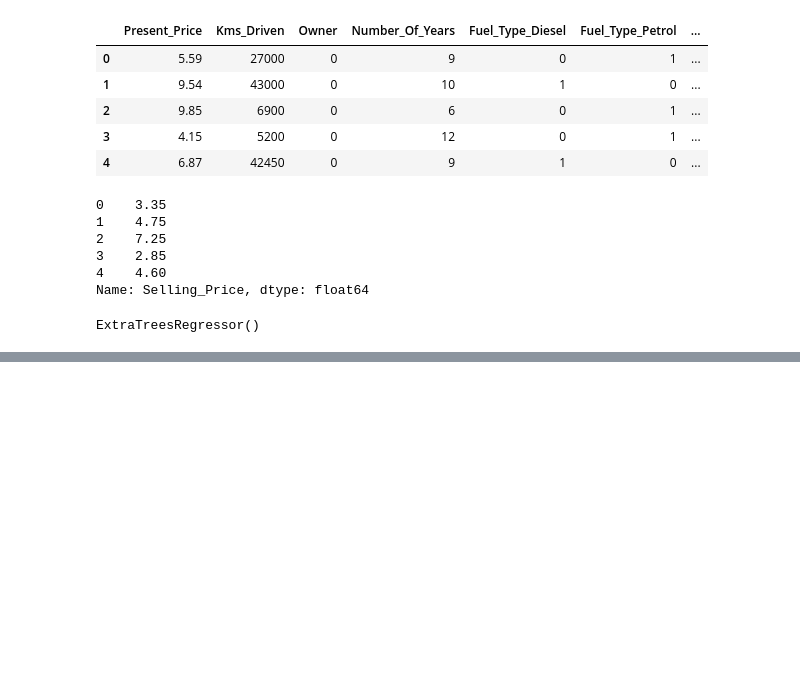
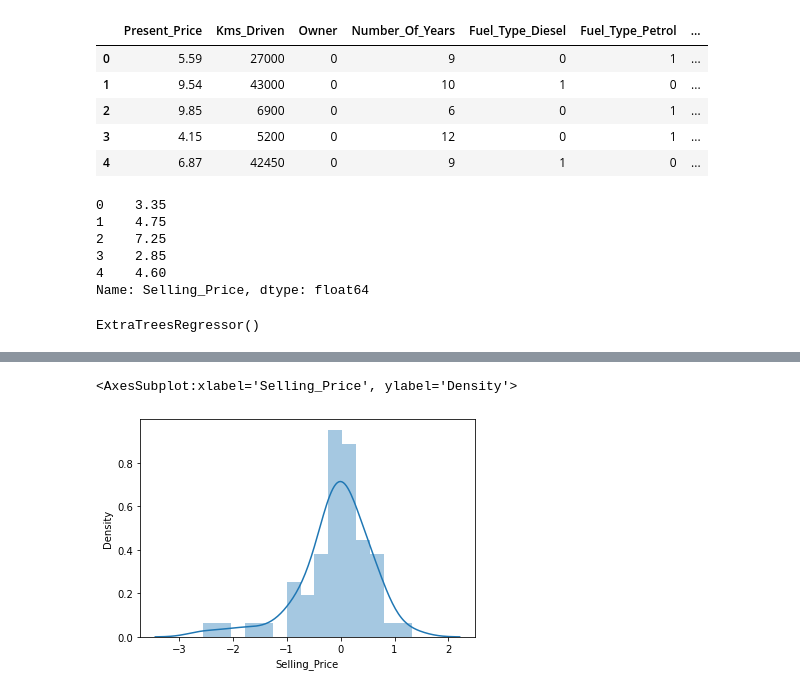
Before and after one commit to Suyog-Dhakal/DataScience-Projects, a Jupyter notebook: CarPricePredictions/UsedCarPricePrediction.ipynb, the cells around one changed output, grey strips where cells are left out. Drawn from its saved outputs; the diff is of its cells as text; code cells hidden in the pictures; blank space fills up the shorter version.

```diff
--- a/CarPricePredictions/UsedCarPricePrediction.ipynb
+++ b/CarPricePredictions/UsedCarPricePrediction.ipynb
@@ -222,0 +282,6 @@ plt.show()
+# %%
+rf = RandomForestRegressor()
+# %%
+randomforest = RandomizedSearchCV(estimator = rf, param_distributions= random_grid, scoring='neg_mean_squared_error',n_iter = 10, cv = 5, verbose=2,random_state=42, n_jobs=1)
+# %%
+randomforest.fit(X_train,y_train)
@@ -222,0 +324,2 @@ plt.show()
+# %%
+predictions = randomforest.predict(X_test)
@@ -222,0 +342,5 @@ plt.show()
+# %%
+sns.distplot(y_test - predictions) # y_test=true value, predictions=predicted value
+# %% [output]
+<AxesSubplot:xlabel='Selling_Price', ylabel='Density'>
+[figure, added]
```
Also changed, not shown: parts of 21 cells of this notebook, 2 other files.
